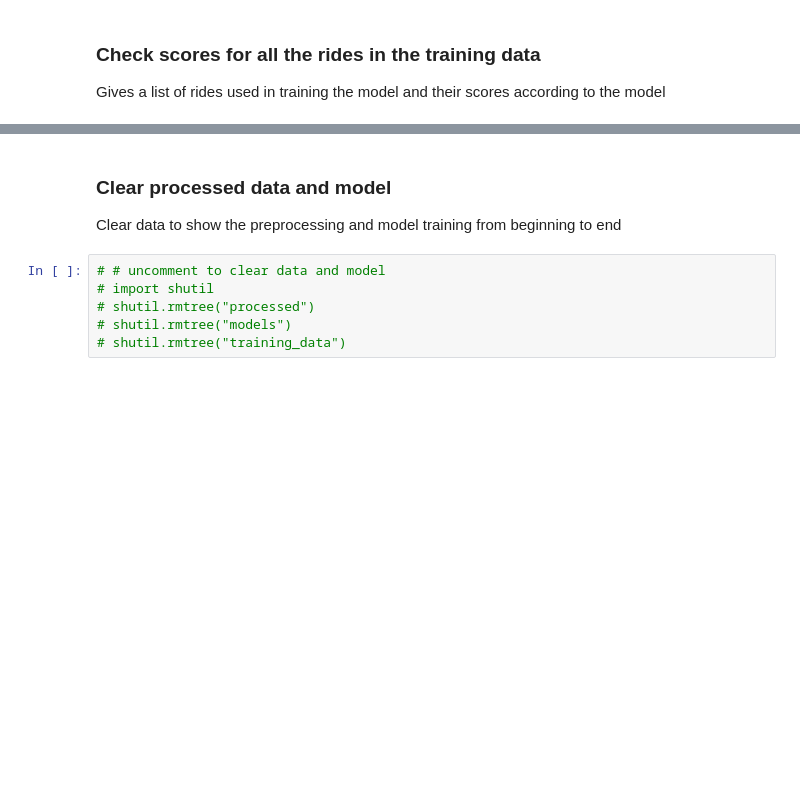
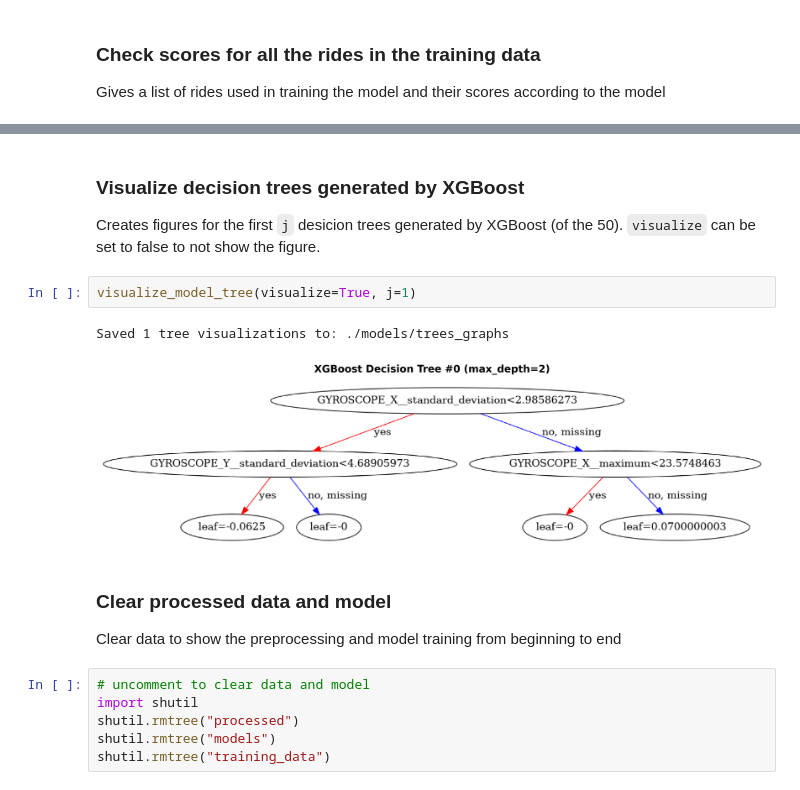
Before and after one commit to Kolcenter/Pervasive-computing-project, a Jupyter notebook: main.ipynb, the cells around one changed output, grey strips where cells are left out. Saved outputs shown, nothing was run; the diff lists cells and outputs as text; blank space fills up the shorter version.

```diff
--- a/main.ipynb
+++ b/main.ipynb
@@ -155,11 +154,19 @@ Ride ID (Shortened)       | True Score | Predicted  | Error
 -----------------------------------------------------------------
 Average MAE across this dataset: 0.21
+# %% [markdown]
+### Visualize decision trees generated by XGBoost
+Creates figures for the first `j` desicion trees generated by XGBoost (of the 50). `visualize` can be set to false to not show the figure.
+# %%
+visualize_model_tree(visualize=True, j=1)
+# %% [output]
+Saved 1 tree visualizations to: ./models/trees_graphs
+[figure, added]
 # %% [markdown]
 ### Clear processed data and model
 Clear data to show the preprocessing and model training from beginning to end
 # %%
-# # uncomment to clear data and model
-# import shutil
-# shutil.rmtree("processed")
-# shutil.rmtree("models")
-# shutil.rmtree("training_data")
+# uncomment to clear data and model
+import shutil
+shutil.rmtree("processed")
+shutil.rmtree("models")
+shutil.rmtree("training_data")
```
Also changed, not shown: parts of 4 cells of this notebook, 8 other files.
